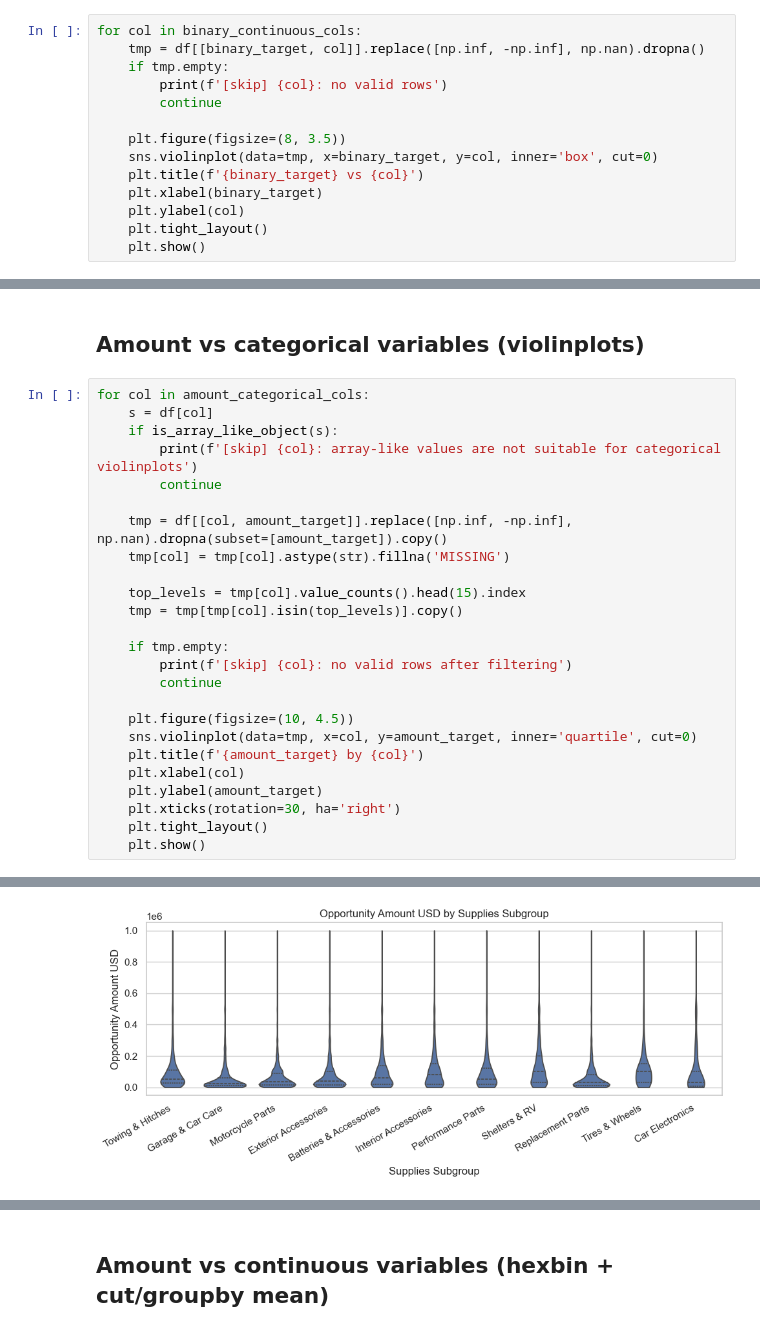
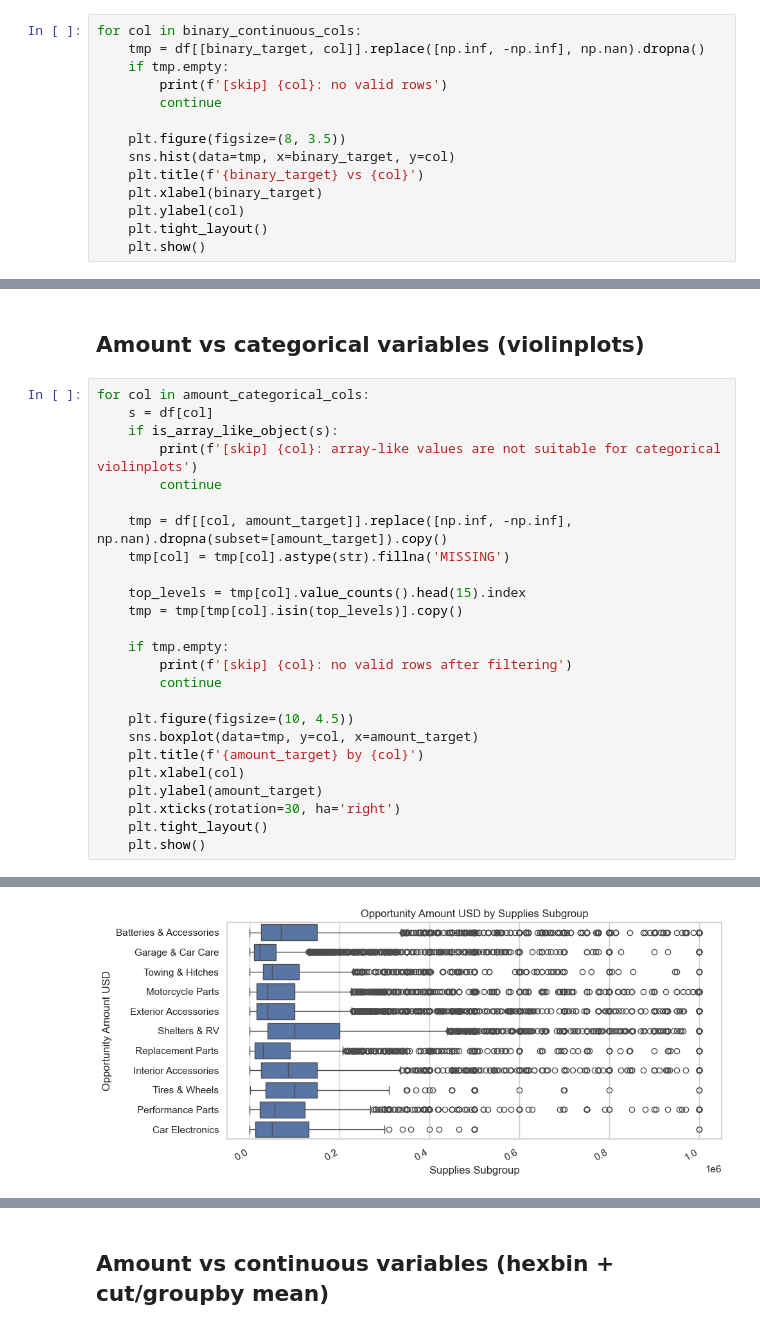
Before and after one commit to mrbungie/mib_cars_analysis, a Jupyter notebook: notebooks/3_discretization_and_bivariate_analysis/01_bivariate_targets_overview.ipynb, the cells around one changed output, grey strips where cells are left out. Cells and saved outputs as stored; diff of their text form.

```diff
--- a/notebooks/3_discretization_and_bivariate_analysis/01_bivariate_targets_overview.ipynb
+++ b/notebooks/3_discretization_and_bivariate_analysis/01_bivariate_targets_overview.ipynb
@@ -100,7 +100,7 @@ for col in binary_continuous_cols:
         continue
 
     plt.figure(figsize=(8, 3.5))
-    sns.violinplot(data=tmp, x=binary_target, y=col, inner='box', cut=0)
+    sns.hist(data=tmp, x=binary_target, y=col)
     plt.title(f'{binary_target} vs {col}')
     plt.xlabel(binary_target)
     plt.ylabel(col)
@@ -175,7 +175,7 @@ for col in amount_categorical_cols:
         continue
 
     plt.figure(figsize=(10, 4.5))
-    sns.violinplot(data=tmp, x=col, y=amount_target, inner='quartile', cut=0)
+    sns.boxplot(data=tmp, y=col, x=amount_target)
     plt.title(f'{amount_target} by {col}')
     plt.xlabel(col)
     plt.ylabel(amount_target)
@@ -187 +187 @@ for col in amount_categorical_cols:
-[figure, old version]
+[figure, new version]
```
Also changed, not shown: parts of 5 cells of this notebook, 15 other files.
